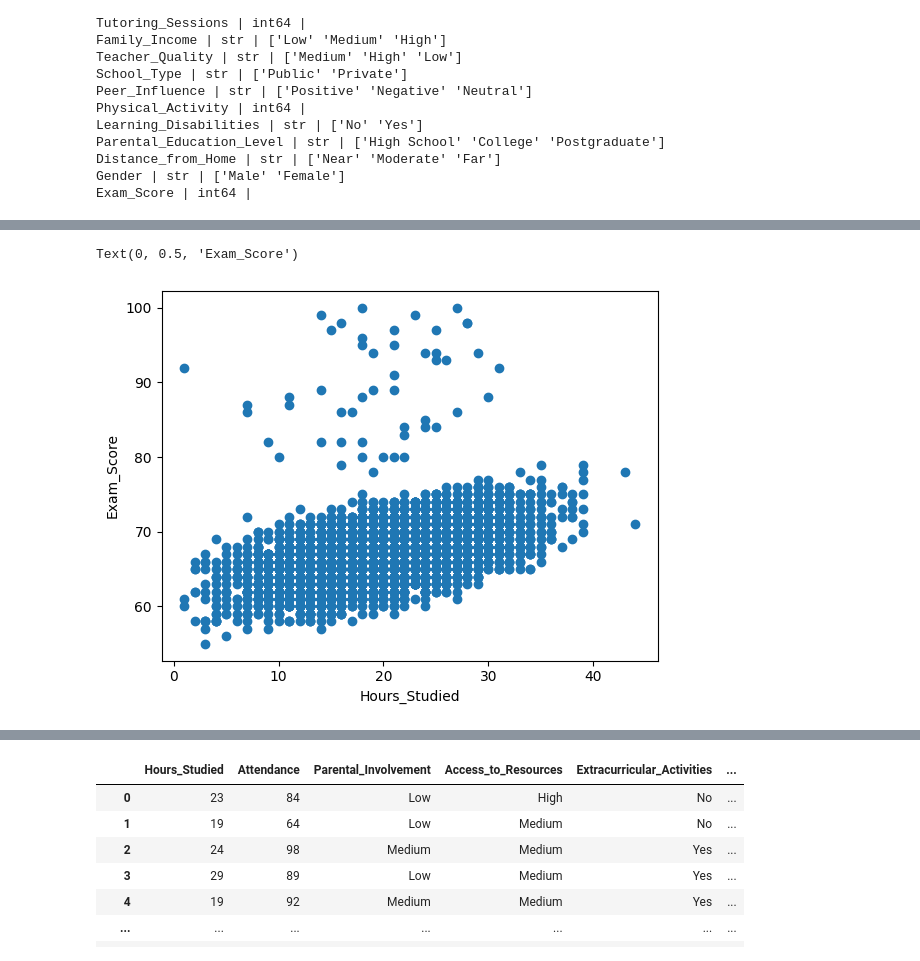
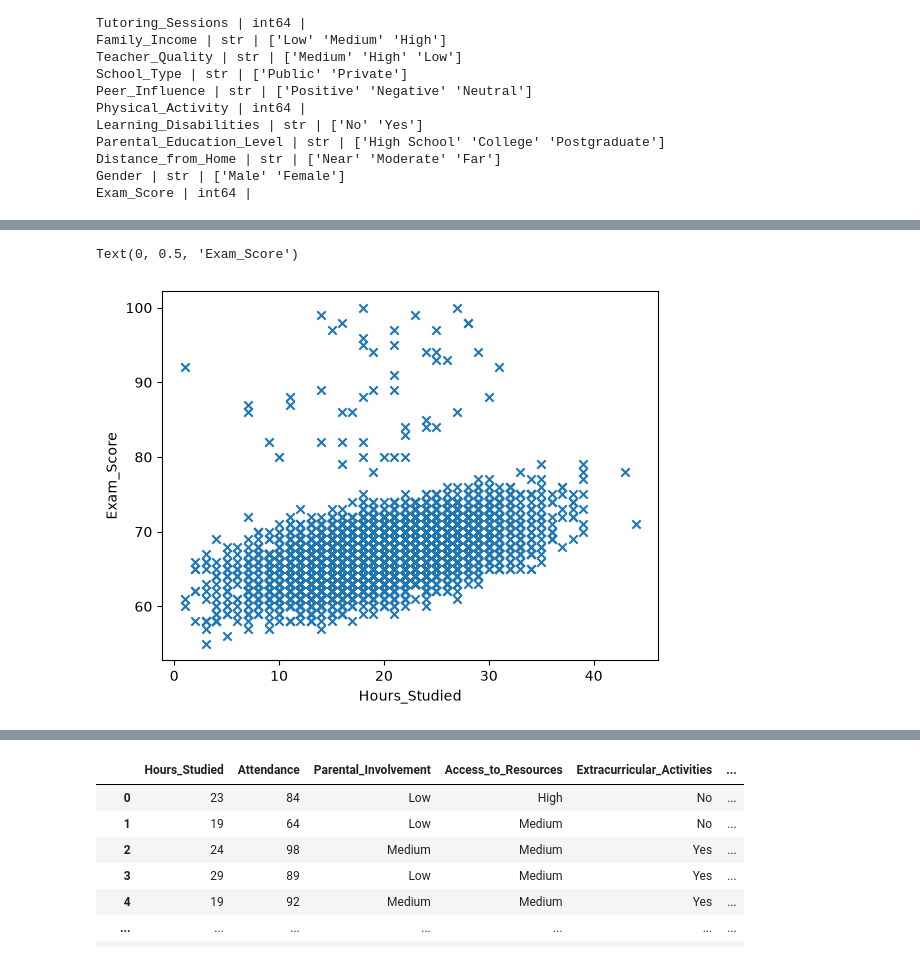
Before and after one commit to Gho-byte/EduPredict, a Jupyter notebook: NoteBooks/EduPredict_transform_dataset.ipynb, the cells around one changed output, grey strips where cells are left out. Drawn from its saved outputs; the diff is of its cells as text; code cells hidden in the pictures.

```diff
--- a/NoteBooks/EduPredict_transform_dataset.ipynb
+++ b/NoteBooks/EduPredict_transform_dataset.ipynb
@@ -61,10 +62,10 @@ def normalize_array(array:np.array):
 # %%
-plt.scatter(df['Hours_Studied'].values, df['Exam_Score'].values)
+plt.scatter(df['Hours_Studied'].values, df['Exam_Score'].values, marker='x')
 plt.xlabel('Hours_Studied')
 plt.ylabel('Exam_Score')
 # %% [output]
 Text(0, 0.5, 'Exam_Score')
-[figure, old version]
+[figure, new version]
 # %%
 plt.scatter(df['Attendance'].values, df['Exam_Score'].values)
 plt.xlabel('Attendance')
```
Also changed, not shown: parts of 9 cells of this notebook, 2 other files.
